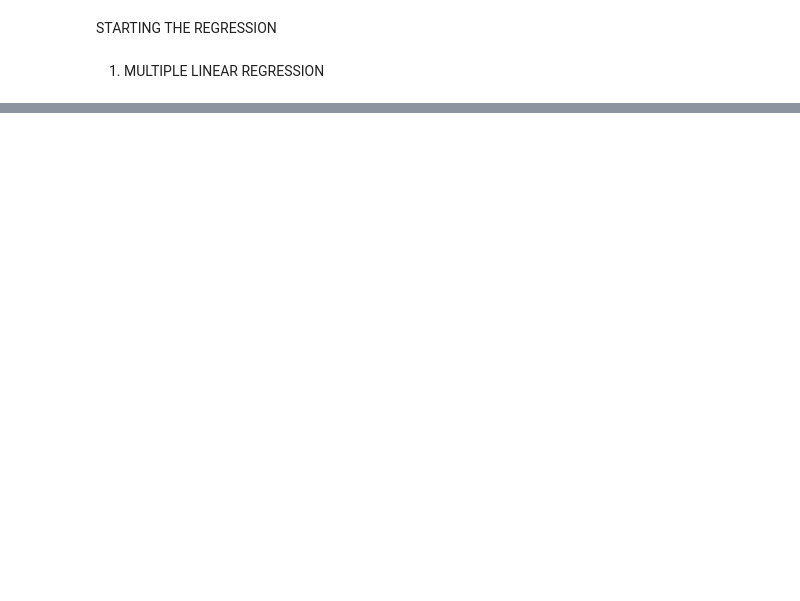
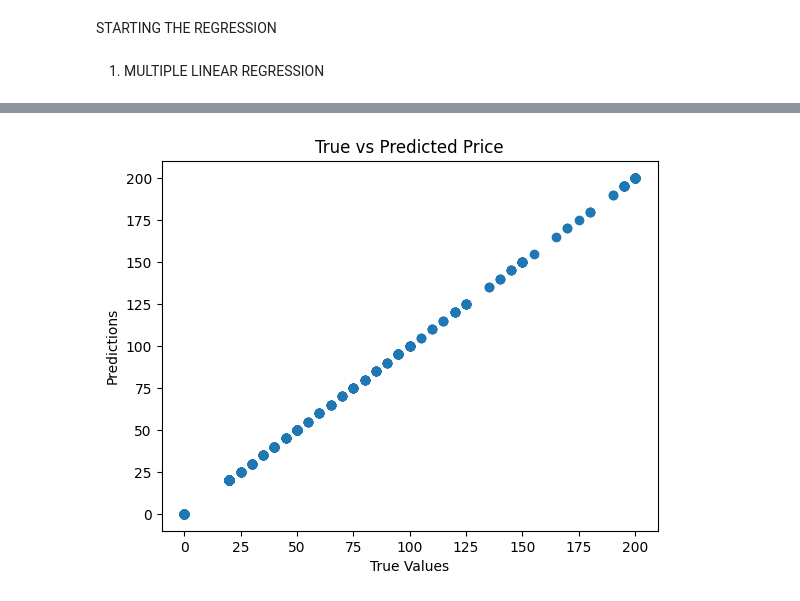
Before and after one commit to TeodoraVuta/e-learning-udemy, a Jupyter notebook: data.ipynb, the cells around one changed output, grey strips where cells are left out. Cells and saved outputs as stored; diff of their text form; code cells hidden in the pictures; blank space fills up the shorter version.

```diff
--- a/data.ipynb
+++ b/data.ipynb
@@ -889,22 +816,3 @@ Covariance Type:            nonrobust
 [2] The condition number is large, 1.32e+04. This might indicate that there are
 strong multicollinearity or other numerical problems.
 RMSE (No Log): 57.469141394015054
-# %%
-df['log_price'] = np.log(df['price'].replace(0, np.nan))
-
-df.dropna(subset=['log_price'], inplace=True)
-
-X_log = df[['num_subscribers', 'num_reviews', 'num_lectures', 'content_duration']]
-y_log = df['log_price']
-
-X_log = sm.add_constant(X_log)
-
-model_log = sm.OLS(y_log, X_log).fit()
-
-print("\nLinear Regression with Log Transformation:")
-print(model_log.summary())
-
-y_pred_log = model_log.predict(X_log)
-
-rmse_log = sqrt(mean_squared_error(y_log, y_pred_log))
-print(f'RMSE (Log): {rmse_log}')
@@ -1005,0 +819,59 @@ RMSE for Lasso Regression: 55.37270644006327
+# %%
+# Importing necessary libraries
+import pandas as pd
+from sklearn.model_selection import train_test_split
+from sklearn.linear_model import Lasso
+from sklearn.preprocessing import StandardScaler
+from sklearn.metrics import mean_squared_error, r2_score
+
+# Assuming your dataset is already loaded into 'df'
+# If needed, you can load the dataset from a CSV
+# df = pd.read_csv('your_data.csv')
+
+# Select only the numeric columns
+numeric_cols = ['price', 'num_subscribers', 'num_reviews', 'num_lectures', 'content_duration']
+
+# Filter the numeric columns from the dataframe
+X = df[numeric_cols]
+
+# Handle missing values by imputing with the median
+X = X.fillna(X.median())
+
+# Prepare the target variable (price) as the dependent variable
+y = df['price']  # Adjust 'price' if needed based on the actual column name
+
+# Standardize the data (important for Lasso)
+scaler = StandardScaler()
+X_scaled = scaler.fit_transform(X)
+
+# Split the data into training and testing sets (80% train, 20% test)
+X_train, X_test, y_train, y_test = train_test_split(X_scaled, y, test_size=0.2, random_state=42)
+
+# Initialize and fit the Lasso regression model
+lasso = Lasso(alpha=0.001)  # You can adjust alpha (regularization strength)
+lasso.fit(X_train, y_train)
+
+# Make predictions
+y_pred = lasso.predict(X_test)
+
+# Evaluate the model
+mse = mean_squared_error(y_test, y_pred)
+r2 = r2_score(y_test, y_pred)
+
+# Print the results
+print(f"Mean Squared Error: {mse}")
+print(f"R-squared: {r2}")
+
+# Print the coefficients to interpret the impact of each feature
+coefficients = pd.DataFrame(lasso.coef_, X.columns, columns=['Coefficient'])
+print(coefficients)
+
+# Optionally, you can visualize the predicted vs actual values
+import matplotlib.pyplot as plt
+
+plt.scatter(y_test, y_pred)
+plt.xlabel('True Values')
+plt.ylabel('Predictions')
+plt.title('True vs Predicted Price')
+plt.show()
+# %% [output]
@@ -1005,0 +886 @@ RMSE for Lasso Regression: 55.37270644006327
+[figure, added]
```
Also changed, not shown: parts of 23 cells of this notebook, 4 other files.
